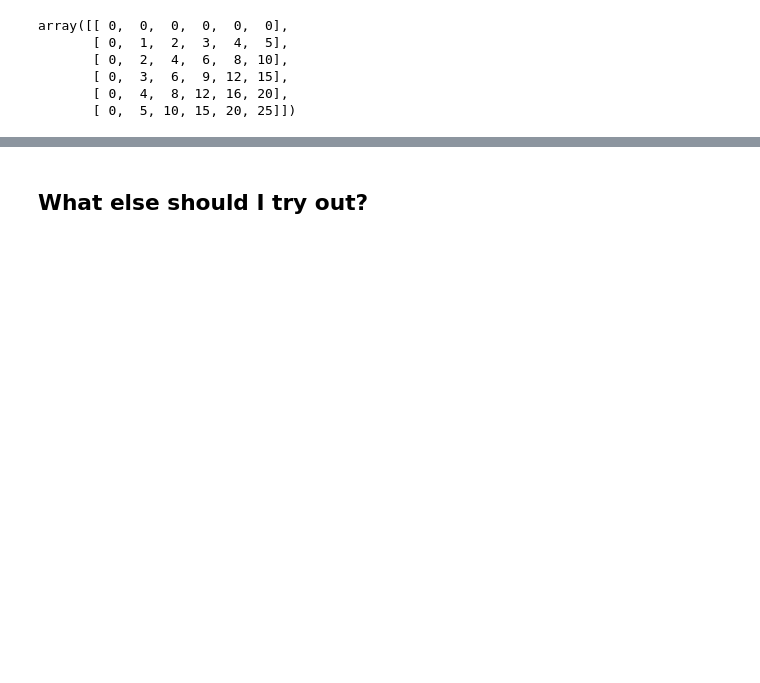
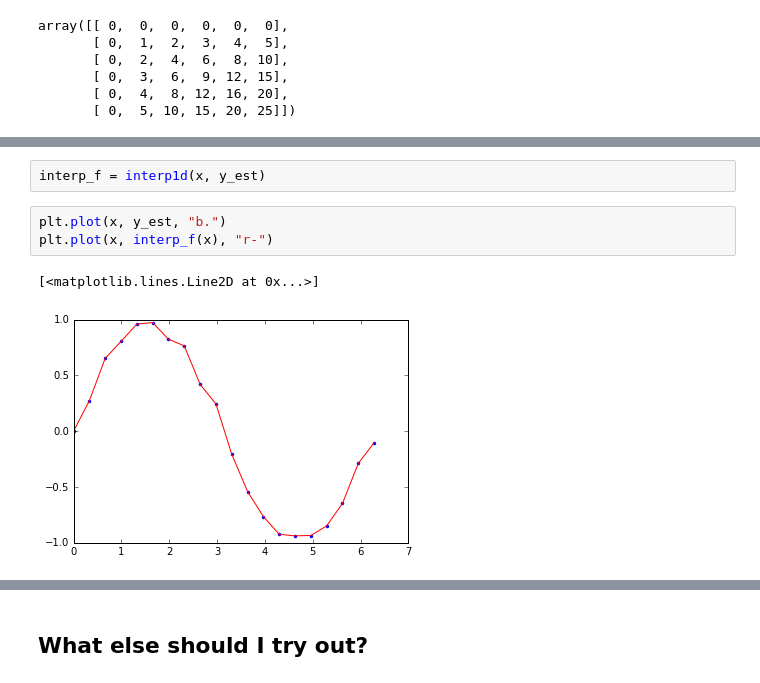
Before and after one commit to benkamphaus/python-datasci-tour, a Jupyter notebook: numpy_demo.ipynb, the cells around one changed output, grey strips where cells are left out. Cells and saved outputs as stored; diff of their text form; blank space fills up the shorter version.

```diff
--- a/numpy_demo.ipynb
+++ b/numpy_demo.ipynb
@@ -125,0 +140,8 @@ array([[ 0,  0,  0,  0,  0,  0],
+# %%
+interp_f = interp1d(x, y_est)
+# %%
+plt.plot(x, y_est, "b.")
+plt.plot(x, interp_f(x), "r-")
+# %% [output]
+[<matplotlib.lines.Line2D at 0x...>]
+[figure, added]
```
Also changed, not shown: parts of 5 cells of this notebook.
